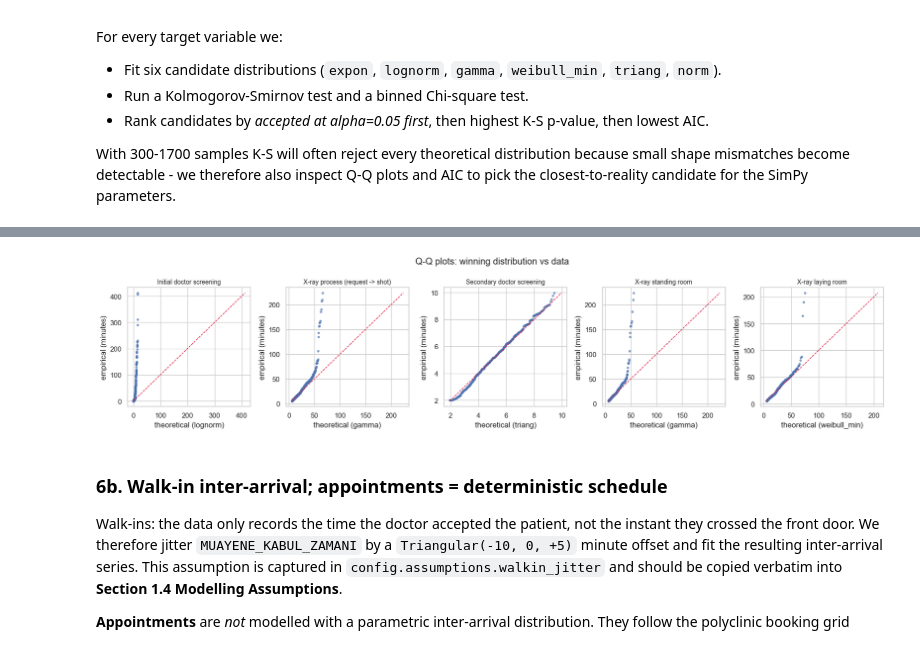
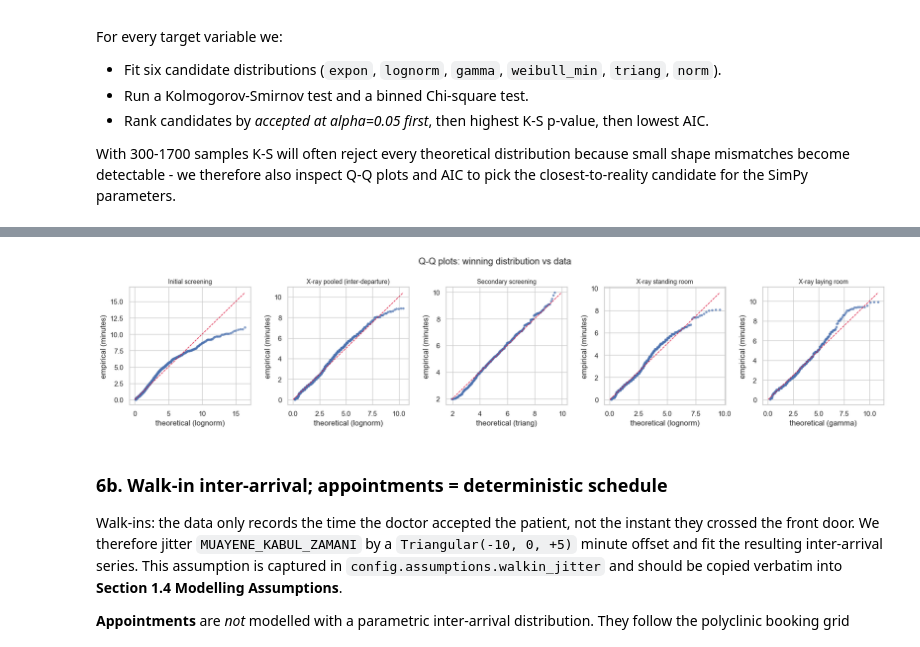
Before and after one commit to yilmazta/Simulation, a Jupyter notebook: analysis.ipynb, the cells around one changed output, grey strips where cells are left out. Drawn from its saved outputs; the diff is of its cells as text; code cells hidden in the pictures.

```diff
--- a/analysis.ipynb
+++ b/analysis.ipynb
@@ -334,13 +401,20 @@ Empirical view of the three service times before we commit to a parametric fit.
 # %%
 service_vars = {
     "initial_screening_time": "Initial doctor screening",
-    "xray_wait_time": "X-ray process (request -> shot)",
+    "secondary_screening_time": "Secondary doctor screening",
+}
+
+service_samples_raw = {col: df[col].dropna().to_numpy() for col in service_vars}
+service_samples_raw["xray_service"] = xray_service_pooled
+service_titles = {
+    "initial_screening_time": "Initial doctor screening",
+    "xray_service": "X-ray process (inter-departure, pooled)",
     "secondary_screening_time": "Secondary doctor screening",
 }
 
 fig, axes = plt.subplots(2, 3, figsize=(14, 7))
-for ax_hist, ax_ecdf, (col, title) in zip(axes[0], axes[1], service_vars.items()):
-    samples = df[col].dropna().to_numpy()
+for ax_hist, ax_ecdf, (key, title) in zip(axes[0], axes[1], service_titles.items()):
+    samples = service_samples_raw[key]
     ax_hist.hist(samples, bins=40, color="steelblue", edgecolor="white")
     ax_hist.set_title(f"{title}\n(n={len(samples)}, mean={samples.mean():.2f} min)")
     ax_hist.set_xlabel("minutes")
@@ -388,18 +462,23 @@ def fit_and_report(samples: np.ndarray, label: str):
 
 service_fits = {}
 iqr_service_report = []
-for col, title in service_vars.items():
-    raw_samples = df[col].dropna().to_numpy()
+
+fit_jobs = [
+    ("initial_screening_time", "Initial doctor screening", df["initial_screening_time"].dropna().to_numpy()),
+    ("xray_service", "X-ray process (inter-departure, pooled)", xray_service_pooled),
+    ("secondary_screening_time", "Secondary doctor screening", df["secondary_screening_time"].dropna().to_numpy()),
+]
+
+for key, title, raw_samples in fit_jobs:
     samples, iqr_meta = dp.apply_iqr_filter(raw_samples)
-    iqr_service_report.append({"variable": col, **iqr_meta})
+    iqr_service_report.append({"variable": key, **iqr_meta})
     print(f"{title}: raw n={iqr_meta['n_before']}, after IQR n={iqr_meta['n_after']}, dropped {iqr_meta['n_before'] - iqr_meta['n_after']}")
     table, winner = fit_and_report(samples, title)
-    service_fits[col] = {"table": table, "winner": winner, "n_raw": len(raw_samples), "iqr": iqr_meta}
+    service_fits[key] = {"table": table, "winner": winner, "n_raw": len(raw_samples), "iqr": iqr_meta}
     display(table)
 
 pd.DataFrame(iqr_service_report).to_csv(OUT_DIR / "iqr_service_times.csv", index=False)
 
-xray_room_samples = dp.xray_samples_by_room(df)
 xray_room_fits = {}
 for room, raw_arr in xray_room_samples.items():
     samples, iqr_meta = dp.apply_iqr_filter(raw_arr)
@@ -461,30 +540,35 @@ Winner: weibull_min (K-S p=0.1474, AIC=3411.2)
 # %%
 qq_panels: list[tuple[np.ndarray, dict, str]] = []
-for col, title in service_vars.items():
-    emp, _ = dp.apply_iqr_filter(df[col].dropna().to_numpy())
-    qq_panels.append((emp, service_fits[col]["winner"], title))
+qq_sources = [
+    ("initial_screening_time", "Initial screening", df["initial_screening_time"].dropna().to_numpy()),
+    ("xray_service", "X-ray pooled (inter-departure)", xray_service_pooled),
+    ("secondary_screening_time", "Secondary screening", df["secondary_screening_time"].dropna().to_numpy()),
+]
+for key, title, raw_arr in qq_sources:
+    emp, _ = dp.apply_iqr_filter(raw_arr)
+    qq_panels.append((emp, service_fits[key]["winner"], title))
 for room, fit in xray_room_fits.items():
     emp, _ = dp.apply_iqr_filter(xray_room_samples[room])
     qq_panels.append((emp, fit["winner"], f"X-ray {room} room"))
 
 ncols = len(qq_panels)
 fig, axes = plt.subplots(1, ncols, figsize=(3.5 * ncols, 4))
 for ax, (samples, winner, title) in zip(axes, qq_panels):
     dist = getattr(stats, winner["dist"])
     theoretical = dist.ppf(np.linspace(0.01, 0.99, len(samples)), *winner["params"])
     empirical = np.sort(samples)
     ax.scatter(theoretical, empirical, s=8, alpha=0.6)
     lims = [min(theoretical.min(), empirical.min()), max(theoretical.max(), empirical.max())]
     ax.plot(lims, lims, color="crimson", linestyle="--", linewidth=1)
     ax.set_xlabel(f"theoretical ({winner['dist']})")
     ax.set_ylabel("empirical (minutes)")
     ax.set_title(title, fontsize=10)
 fig.suptitle("Q-Q plots: winning distribution vs data")
 fig.tight_layout()
 fig.savefig(OUT_DIR / "qq_service_times.png", dpi=150)
 plt.show()
 # %% [output]
-[figure, old version]
+[figure, new version]
 # %% [markdown]
 ### 6b. Walk-in inter-arrival; appointments = deterministic schedule
 
```
Also changed, not shown: parts of 7 cells of this notebook, 12 other files.
